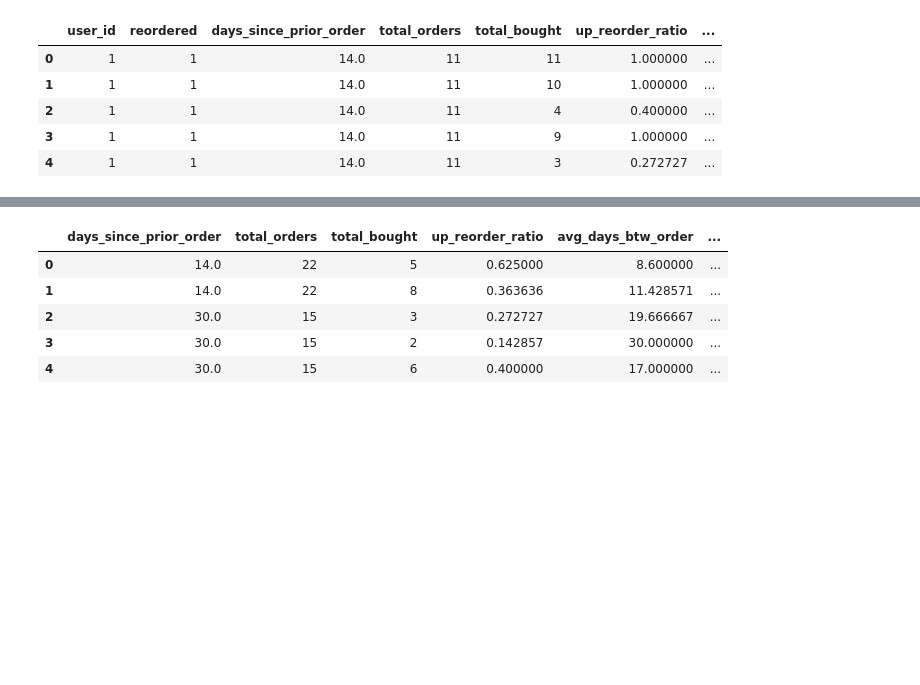
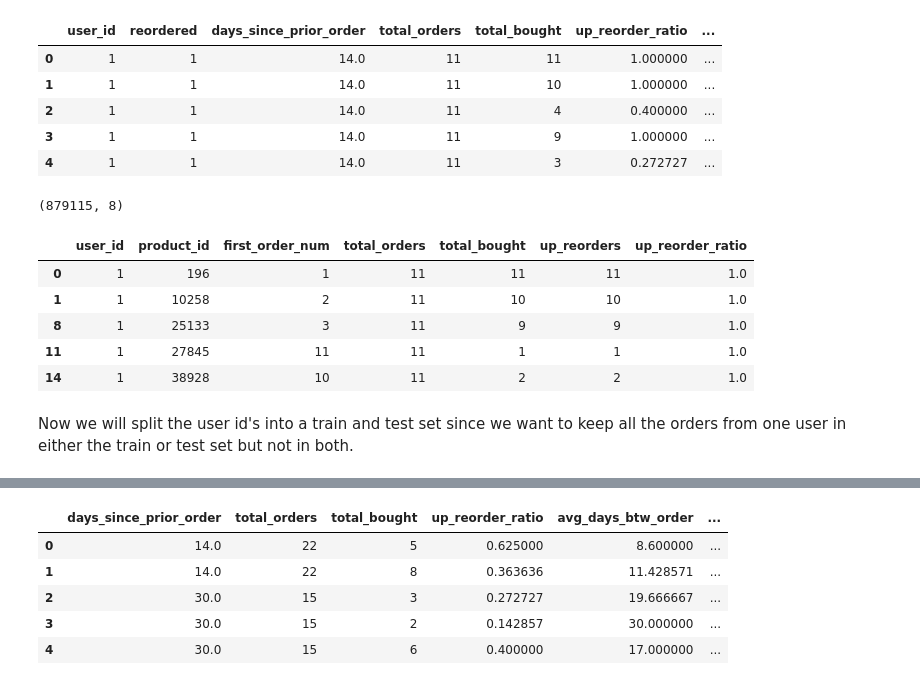
Before and after one commit to ellapimentel/InstacartBasketAnalysis, a Jupyter notebook: Capstone 2 Preprocessing.ipynb, the cells around one changed output, grey strips where cells are left out. Drawn from its saved outputs; the diff is of its cells as text; code cells hidden in the pictures; blank space fills up the shorter version.

```diff
--- a/Capstone 2 Preprocessing.ipynb
+++ b/Capstone 2 Preprocessing.ipynb
@@ -181,3 +220,21 @@ df.head()
+# %%
+no_reorders = df.loc[df['reordered']== 0]
+no_reorders = no_reorders.loc[no_reorders['up_reorder_ratio']== 1.0]
+no_reorders.shape
+# %% [output]
+(879115, 8)
+# %%
+a = first_order_num.loc[first_order_num['up_reorders']== first_order_num['total_bought']]
+a.head()
+# %% [output]
+|  | user_id | product_id | first_order_num | total_orders | total_bought | up_reorders | up_reorder_ratio |
+| 0 | 1 | 196 | 1 | 11 | 11 | 11 | 1.0 |
+| 1 | 1 | 10258 | 2 | 11 | 10 | 10 | 1.0 |
+| 8 | 1 | 25133 | 3 | 11 | 9 | 9 | 1.0 |
+| 11 | 1 | 27845 | 11 | 11 | 1 | 1 | 1.0 |
+| 14 | 1 | 38928 | 10 | 11 | 2 | 2 | 1.0 |
+# %% [markdown]
+Now we will split the user id's into a train and test set since we want to keep all the orders from one user in either the train or test set but not in both.
 # %%
 user_id = df.user_id.unique()
 # %%
```
Also changed, not shown: parts of 30 cells of this notebook.
